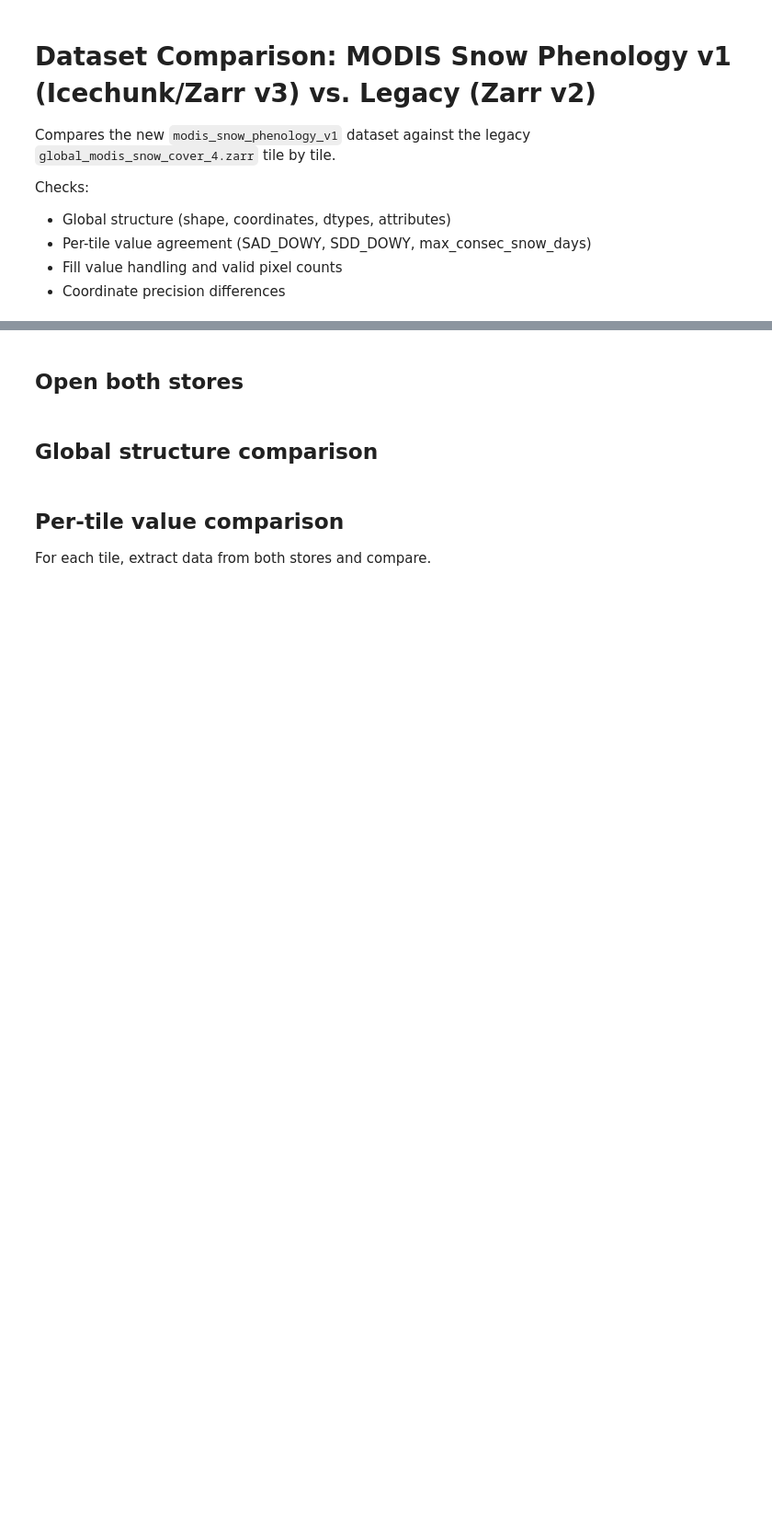
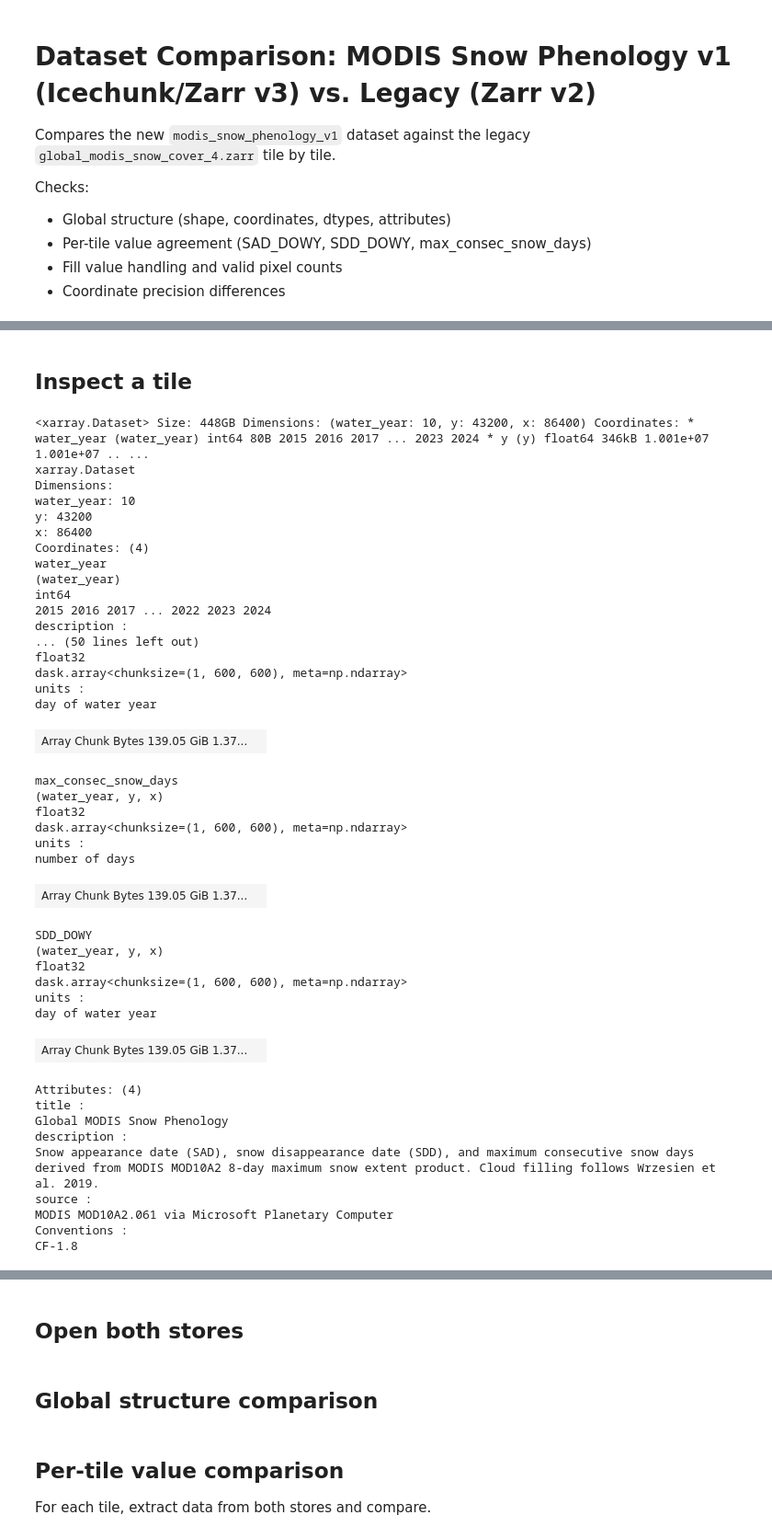
Before and after one commit to egagli/MODIS_snow_phenology, a Jupyter notebook: notebooks/02_compare_with_v1.ipynb, the cells around one changed output, grey strips where cells are left out. Shown at 92% size. Saved outputs shown, nothing was run; the diff lists cells and outputs as text; code cells hidden in the pictures; blank space fills up the shorter version.

```diff
--- a/notebooks/02_compare_with_v1.ipynb
+++ b/notebooks/02_compare_with_v1.ipynb
@@ -29,0 +142,57 @@ VARS = ['SAD_DOWY', 'SDD_DOWY', 'max_consec_snow_days']
+# %% [markdown]
+## Inspect a tile
+# %%
+storage = icechunk.azure_storage(
+    account=config.AZURE_STORAGE_ACCOUNT,
+    container=config.AZURE_CONTAINER,
+    prefix=config.ICECHUNK_PREFIX,
+    sas_token=config.AZURE_STORAGE_SAS_TOKEN,
+)
+repo = icechunk.Repository.open(storage)
+
+session = repo.readonly_session("main")
+
+ds = xr.open_zarr(session.store, zarr_format=3, consolidated=False, mask_and_scale=True, decode_coords="all")
+ds
+# %% [output]
+<xarray.Dataset> Size: 448GB Dimensions: (water_year: 10, y: 43200, x: 86400) Coordinates: * water_year (water_year) int64 80B 2015 2016 2017 ... 2023 2024 * y (y) float64 346kB 1.001e+07 1.001e+07 .. ...
+xarray.Dataset
+Dimensions:
+water_year: 10
+y: 43200
+x: 86400
+Coordinates: (4)
+water_year
+(water_year)
+int64
+2015 2016 2017 ... 2022 2023 2024
+description :
+... (50 lines left out)
+float32
+dask.array<chunksize=(1, 600, 600), meta=np.ndarray>
+units :
+day of water year
+| Array Chunk Bytes 139.05 GiB 1.37... |  |
+max_consec_snow_days
+(water_year, y, x)
+float32
+dask.array<chunksize=(1, 600, 600), meta=np.ndarray>
+units :
+number of days
+| Array Chunk Bytes 139.05 GiB 1.37... |  |
+SDD_DOWY
+(water_year, y, x)
+float32
+dask.array<chunksize=(1, 600, 600), meta=np.ndarray>
+units :
+day of water year
+| Array Chunk Bytes 139.05 GiB 1.37... |  |
+Attributes: (4)
+title :
+Global MODIS Snow Phenology
+description :
+Snow appearance date (SAD), snow disappearance date (SDD), and maximum consecutive snow days derived from MODIS MOD10A2 8-day maximum snow extent product. Cloud filling follows Wrzesien et al. 2019.
+source :
+MODIS MOD10A2.061 via Microsoft Planetary Computer
+Conventions :
+CF-1.8
```
Also changed, not shown: parts of 7 cells of this notebook, 18 other files.
